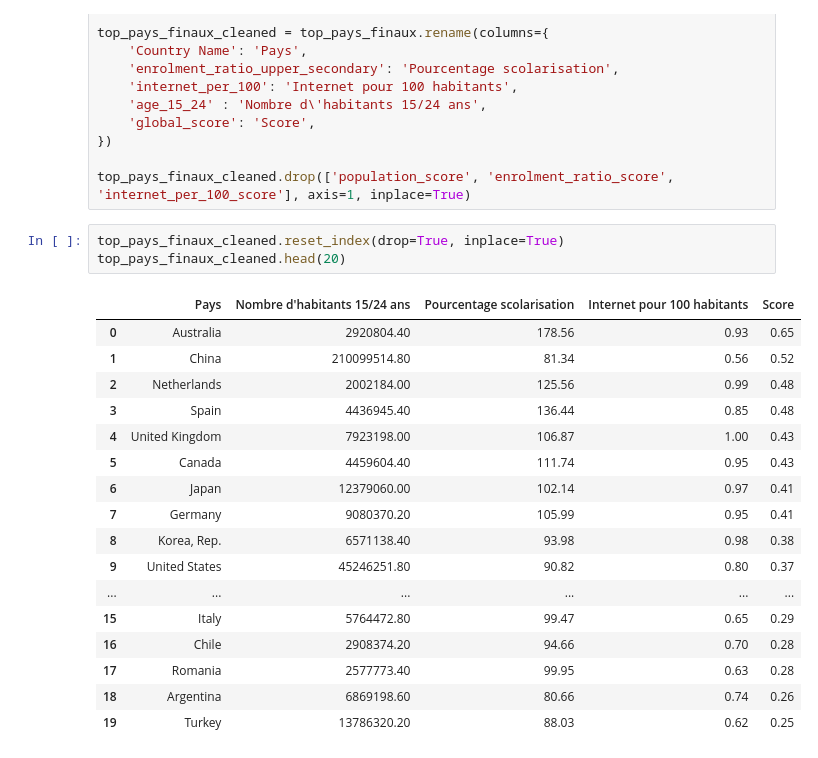
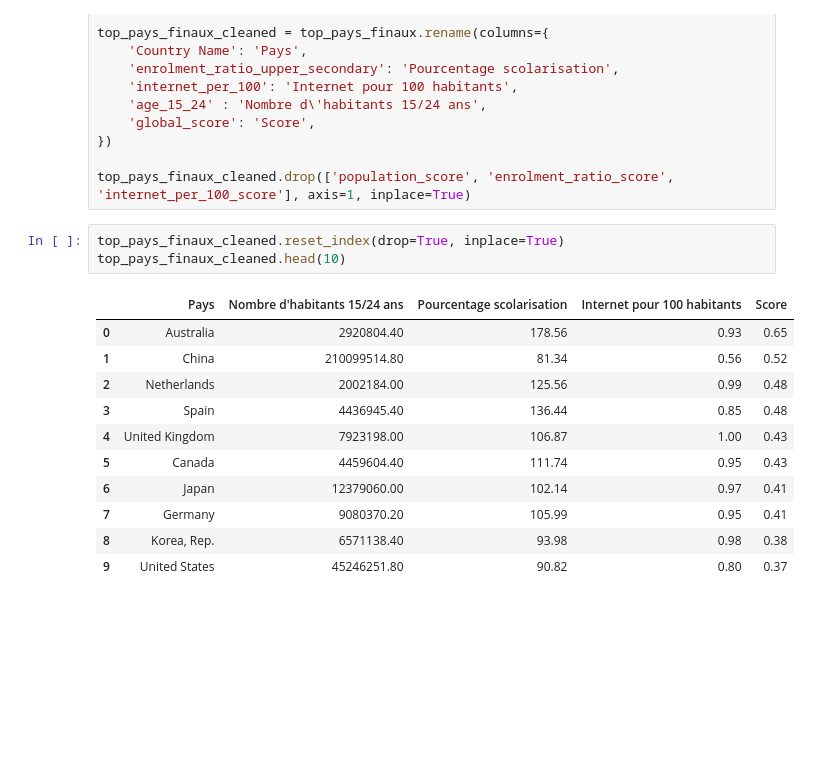
Before and after one commit to AunCly/p2_analyze_educational_data, a Jupyter notebook: p2_part4_results.ipynb, the cells around one changed output. Saved outputs shown, nothing was run; the diff lists cells and outputs as text; blank space fills up the shorter version.

```diff
--- a/p2_part4_results.ipynb
+++ b/p2_part4_results.ipynb
@@ -77,22 +77,16 @@ top_pays_finaux_cleaned = top_pays_finaux.rename(columns={
 top_pays_finaux_cleaned.drop(['population_score', 'enrolment_ratio_score', 'internet_per_100_score'], axis=1, inplace=True)
 # %%
 top_pays_finaux_cleaned.reset_index(drop=True, inplace=True)
-top_pays_finaux_cleaned.head(20)
+top_pays_finaux_cleaned.head(10)
 # %% [output]
 |  | Pays | Nombre d'habitants 15/24 ans | Pourcentage scolarisation | Internet pour 100 habitants | Score |
 | 0 | Australia | 2920804.40 | 178.56 | 0.93 | 0.65 |
 | 1 | China | 210099514.80 | 81.34 | 0.56 | 0.52 |
 | 2 | Netherlands | 2002184.00 | 125.56 | 0.99 | 0.48 |
 | 3 | Spain | 4436945.40 | 136.44 | 0.85 | 0.48 |
 | 4 | United Kingdom | 7923198.00 | 106.87 | 1.00 | 0.43 |
 | 5 | Canada | 4459604.40 | 111.74 | 0.95 | 0.43 |
 | 6 | Japan | 12379060.00 | 102.14 | 0.97 | 0.41 |
 | 7 | Germany | 9080370.20 | 105.99 | 0.95 | 0.41 |
 | 8 | Korea, Rep. | 6571138.40 | 93.98 | 0.98 | 0.38 |
 | 9 | United States | 45246251.80 | 90.82 | 0.80 | 0.37 |
-| ... | ... | ... | ... | ... | ... |
-| 15 | Italy | 5764472.80 | 99.47 | 0.65 | 0.29 |
-| 16 | Chile | 2908374.20 | 94.66 | 0.70 | 0.28 |
-| 17 | Romania | 2577773.40 | 99.95 | 0.63 | 0.28 |
-| 18 | Argentina | 6869198.60 | 80.66 | 0.74 | 0.26 |
-| 19 | Turkey | 13786320.20 | 88.03 | 0.62 | 0.25 |
```
Also changed, not shown: 1 other file.
